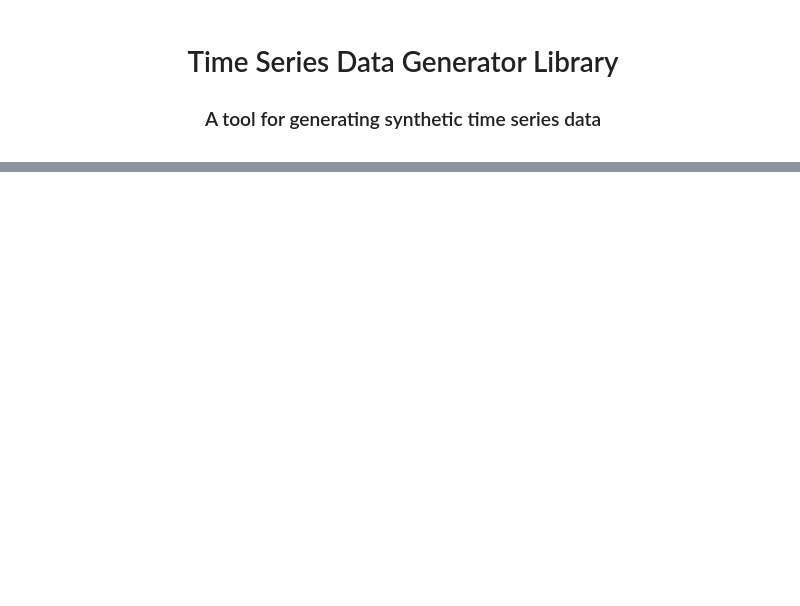
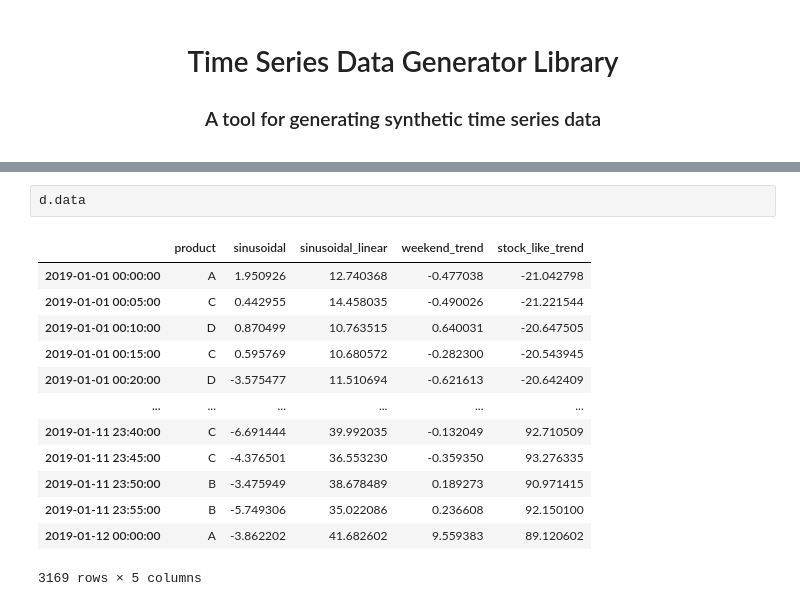
Before and after one commit to manojmanivannan/ts-data-generator, a Jupyter notebook: notebooks/sample.ipynb, the cells around one changed output, grey strips where cells are left out. Saved outputs shown, nothing was run; the diff lists cells and outputs as text; blank space fills up the shorter version.

```diff
--- a/notebooks/sample.ipynb
+++ b/notebooks/sample.ipynb
@@ -38,0 +43,16 @@ d.data.plot()
+# %%
+d.data
+# %% [output]
+|  | product | sinusoidal | sinusoidal_linear | weekend_trend | stock_like_trend |
+| 2019-01-01 00:00:00 | A | 1.950926 | 12.740368 | -0.477038 | -21.042798 |
+| 2019-01-01 00:05:00 | C | 0.442955 | 14.458035 | -0.490026 | -21.221544 |
+| 2019-01-01 00:10:00 | D | 0.870499 | 10.763515 | 0.640031 | -20.647505 |
+| 2019-01-01 00:15:00 | C | 0.595769 | 10.680572 | -0.282300 | -20.543945 |
+| 2019-01-01 00:20:00 | D | -3.575477 | 11.510694 | -0.621613 | -20.642409 |
+| ... | ... | ... | ... | ... | ... |
+| 2019-01-11 23:40:00 | C | -6.691444 | 39.992035 | -0.132049 | 92.710509 |
+| 2019-01-11 23:45:00 | C | -4.376501 | 36.553230 | -0.359350 | 93.276335 |
+| 2019-01-11 23:50:00 | B | -3.475949 | 38.678489 | 0.189273 | 90.971415 |
+| 2019-01-11 23:55:00 | B | -5.749306 | 35.022086 | 0.236608 | 92.150100 |
+| 2019-01-12 00:00:00 | A | -3.862202 | 41.682602 | 9.559383 | 89.120602 |
+3169 rows × 5 columns
```
Also changed, not shown: parts of 3 cells of this notebook, 4 other files.
